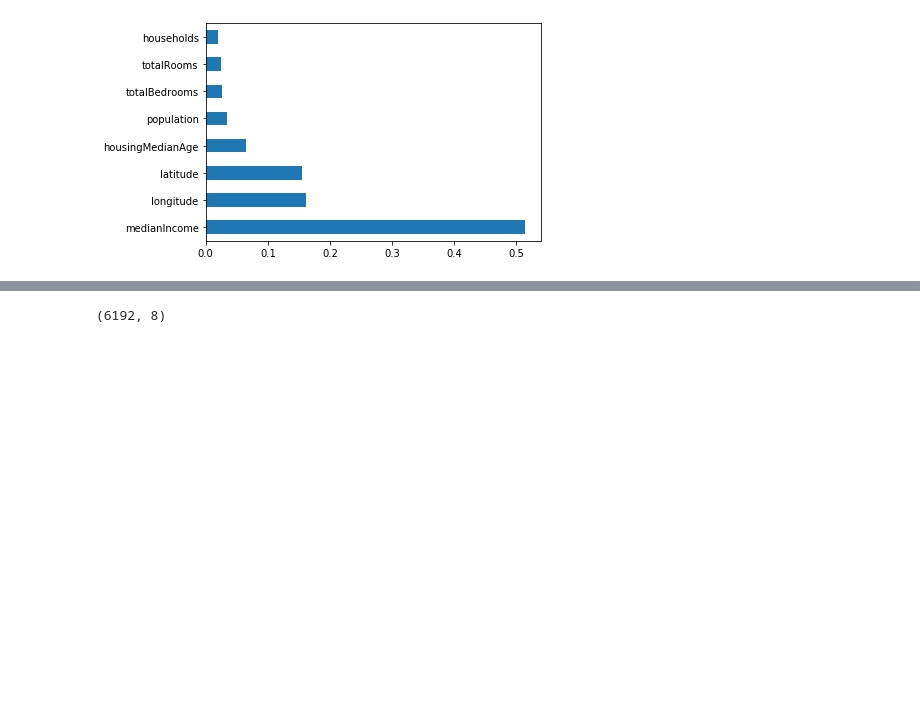
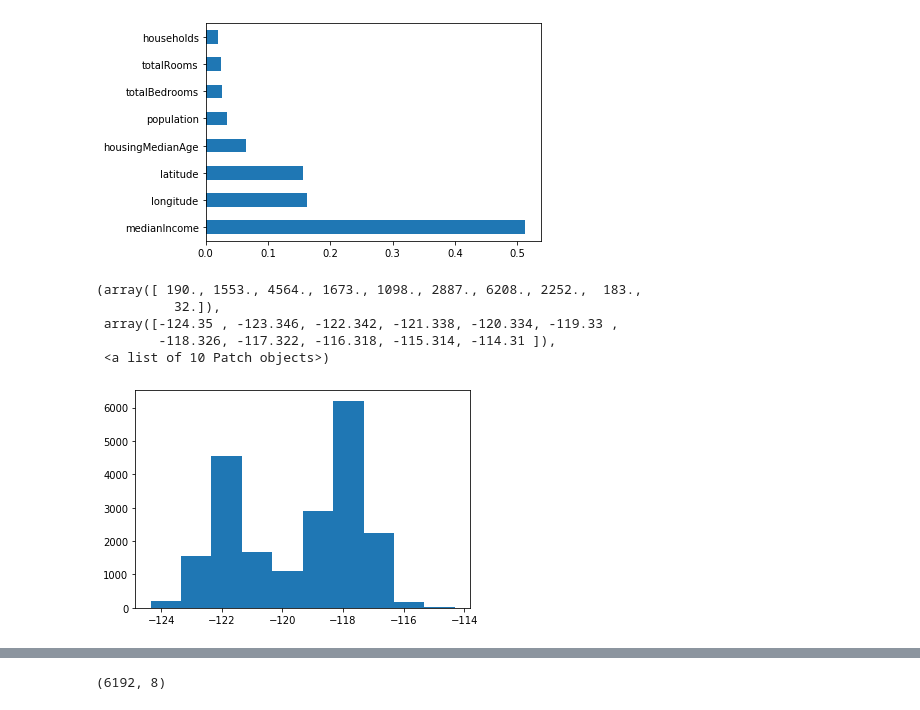
Before and after one commit to vkkurup/Project, a Jupyter notebook: Cal-state-house-price-predictor/Capstone California House-LR-RR-LASSO-NET - MIN MAX normalised.ipynb, the cells around one changed output, grey strips where cells are left out. Saved outputs shown, nothing was run; the diff lists cells and outputs as text; code cells hidden in the pictures; blank space fills up the shorter version.

```diff
--- a/Cal-state-house-price-predictor/Capstone California House-LR-RR-LASSO-NET - MIN MAX normalised.ipynb
+++ b/Cal-state-house-price-predictor/Capstone California House-LR-RR-LASSO-NET - MIN MAX normalised.ipynb
@@ -120,3 +120,12 @@ feat_importances.nlargest(9).plot(kind='barh')
 plt.show()
 # %% [output]
 [figure]
+# %%
+plt.hist(df['longitude'])
+# %% [output]
+(array([ 190., 1553., 4564., 1673., 1098., 2887., 6208., 2252.,  183.,
+          32.]),
+ array([-124.35 , -123.346, -122.342, -121.338, -120.334, -119.33 ,
+        -118.326, -117.322, -116.318, -115.314, -114.31 ]),
+ <a list of 10 Patch objects>)
+[figure, added]
```
Also changed, not shown: parts of 11 cells of this notebook, 6 other files.
